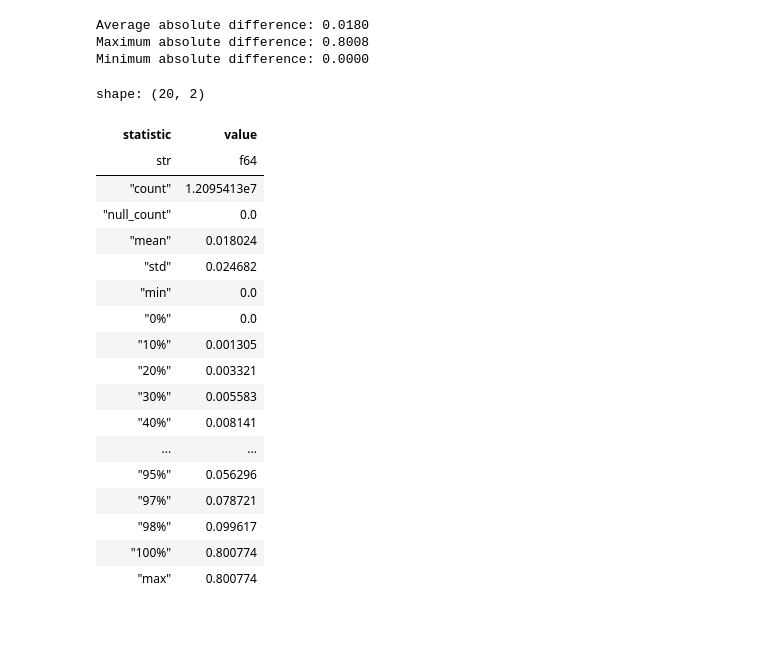
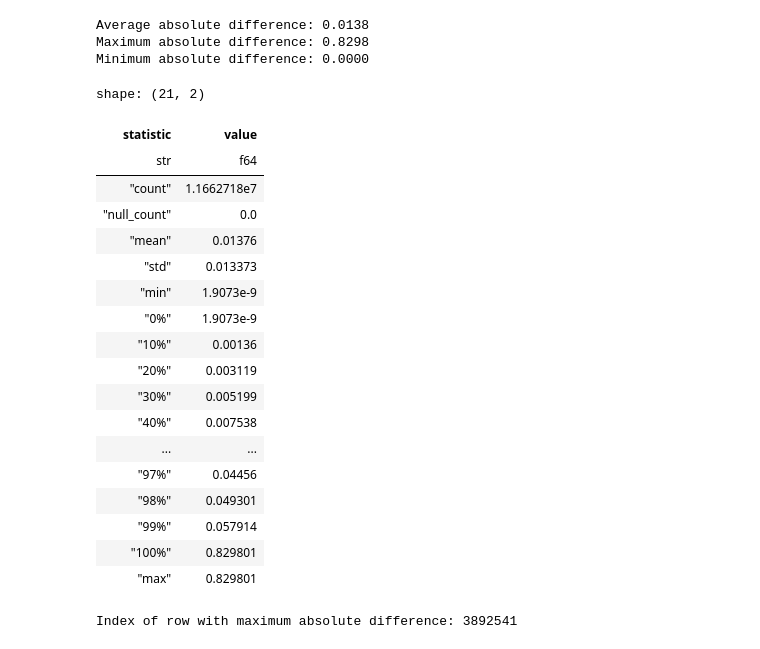
Before and after one commit to starixvn/rd_machine-learning_tlmn_pre-process-data, a Jupyter notebook: test_model.ipynb, the cells around one changed output. Saved outputs shown, nothing was run; the diff lists cells and outputs as text; code cells hidden in the pictures.

```diff
--- a/test_model.ipynb
+++ b/test_model.ipynb
@@ -32,7 +32,7 @@ test_data_dir = r"D:\Project\TLMN\preprocess\data_validation.parquet"
 test_data = pl.read_parquet(test_data_dir)
 print(f"The shape of the test dataset is ({test_data.shape[0]:,}; {test_data.shape[1]})")
 # test_data_normalized = normalize_dataset(test_data)
-MLP_model = load_model(r"models\TLMN_2_players_honestly.keras")
+MLP_model = load_model(r"models\TLMN_2_players_honestly_new.keras")
 X_test = test_data.select(pl.exclude("expected_return")).to_numpy().astype(np.float32)
 y_pred = MLP_model.predict(X_test, verbose=1, batch_size=512)
 test_data = test_data.with_columns(pl.Series(name="y_pred", values=y_pred.flatten()))
@@ -52,31 +52,31 @@ print(f"\nAverage absolute difference: {test_data['abs_diff'].mean():.4f}")
 print(f"Maximum absolute difference: {test_data['abs_diff'].max():.4f}")
 print(f"Minimum absolute difference: {test_data['abs_diff'].min():.4f}")
 # %% [output]
-Average absolute difference: 0.0180
-Maximum absolute difference: 0.8008
+Average absolute difference: 0.0138
+Maximum absolute difference: 0.8298
 Minimum absolute difference: 0.0000
 # %%
-test_data["abs_diff"].describe(percentiles=[0, 0.1, 0.2, 0.3, 0.4, 0.5, 0.6, 0.7, 0.8, 0.9, 0.95, 0.97, 0.98, 1])
+test_data["abs_diff"].describe(percentiles=[0, 0.1, 0.2, 0.3, 0.4, 0.5, 0.6, 0.7, 0.8, 0.9, 0.95, 0.97, 0.98, 0.99, 1])
 # %% [output]
-shape: (20, 2)
+shape: (21, 2)
 | statistic | value |
 | str | f64 |
-| "count" | 1.2095413e7 |
+| "count" | 1.1662718e7 |
 | "null_count" | 0.0 |
-| "mean" | 0.018024 |
-| "std" | 0.024682 |
-| "min" | 0.0 |
-| "0%" | 0.0 |
-| "10%" | 0.001305 |
-| "20%" | 0.003321 |
-| "30%" | 0.005583 |
-| "40%" | 0.008141 |
+| "mean" | 0.01376 |
+| "std" | 0.013373 |
+| "min" | 1.9073e-9 |
+| "0%" | 1.9073e-9 |
+| "10%" | 0.00136 |
+| "20%" | 0.003119 |
+| "30%" | 0.005199 |
+| "40%" | 0.007538 |
 | ... | ... |
-| "95%" | 0.056296 |
-| "97%" | 0.078721 |
-| "98%" | 0.099617 |
-| "100%" | 0.800774 |
-| "max" | 0.800774 |
+| "97%" | 0.04456 |
+| "98%" | 0.049301 |
+| "99%" | 0.057914 |
+| "100%" | 0.829801 |
+| "max" | 0.829801 |
 # %%
 # Get the row with maximum absolute difference
 max_diff_row = test_data.filter(pl.col("abs_diff") == pl.col("abs_diff").max())
@@ -88,6 +88,8 @@ second_max_diff_row = test_data.filter(pl.col("abs_diff") == second_max_diff)
 # Print the index of the row with maximum absolute difference
 max_diff_idx = (test_data["abs_diff"] == second_max_diff_row["abs_diff"]).arg_max()
 print(f"\nIndex of row with maximum absolute difference: {max_diff_idx}")
+# %% [output]
+Index of row with maximum absolute difference: 3892541
 # %%
 from tienlen_libs import Utils, Card
 # Convert dict_combo_type_to_int from key:value to value:key
```
Also changed, not shown: parts of 5 cells of this notebook, 4 other files.
